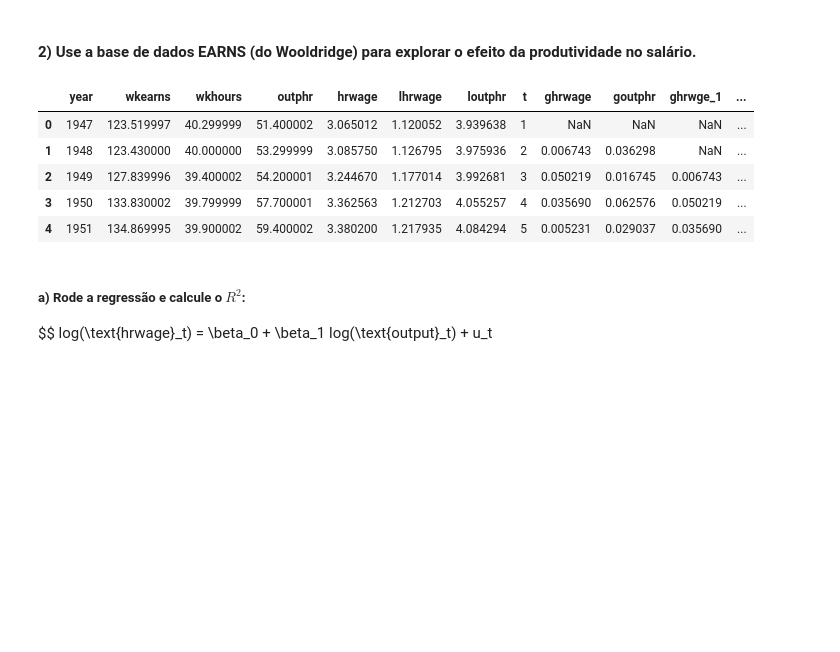
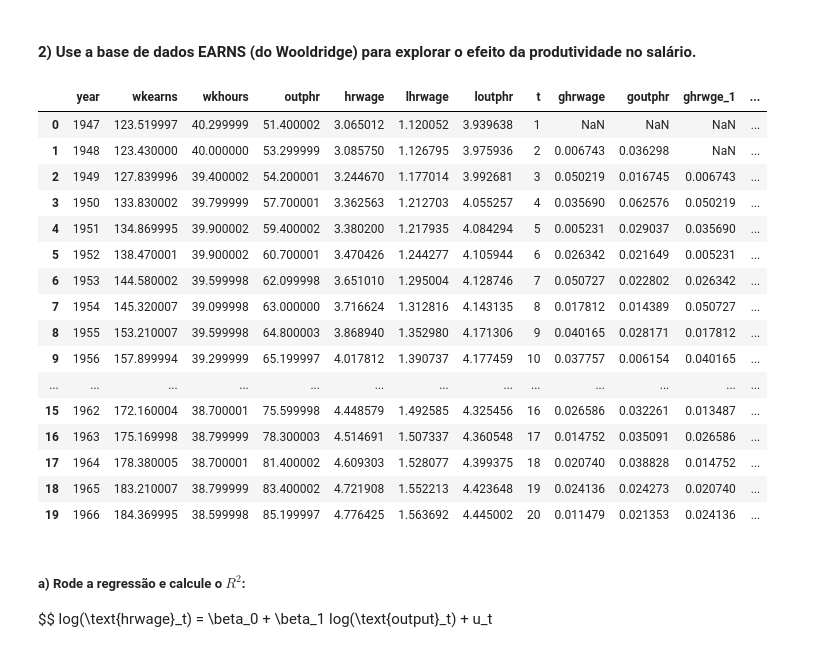
Before and after one commit to r2nery/ml-comp-methods, a Jupyter notebook: modulo-2.ipynb, the cells around one changed output. Drawn from its saved outputs; the diff is of its cells as text; code cells hidden in the pictures; blank space fills up the shorter version.

```diff
--- a/modulo-2.ipynb
+++ b/modulo-2.ipynb
@@ -730,15 +742,26 @@ plt.show()
 # %%
 earns = wooldridge.data('earns')
 earns['diff_lhrwage'] = earns['lhrwage'].diff()
 earns['diff_loutphr'] = earns['loutphr'].diff()
-earns.head()
+earns.head(20)
 # %% [output]
 |  | year | wkearns | wkhours | outphr | hrwage | lhrwage | loutphr | t | ghrwage | goutphr | ghrwge_1 | ... |
 | 0 | 1947 | 123.519997 | 40.299999 | 51.400002 | 3.065012 | 1.120052 | 3.939638 | 1 | NaN | NaN | NaN | ... |
 | 1 | 1948 | 123.430000 | 40.000000 | 53.299999 | 3.085750 | 1.126795 | 3.975936 | 2 | 0.006743 | 0.036298 | NaN | ... |
 | 2 | 1949 | 127.839996 | 39.400002 | 54.200001 | 3.244670 | 1.177014 | 3.992681 | 3 | 0.050219 | 0.016745 | 0.006743 | ... |
 | 3 | 1950 | 133.830002 | 39.799999 | 57.700001 | 3.362563 | 1.212703 | 4.055257 | 4 | 0.035690 | 0.062576 | 0.050219 | ... |
 | 4 | 1951 | 134.869995 | 39.900002 | 59.400002 | 3.380200 | 1.217935 | 4.084294 | 5 | 0.005231 | 0.029037 | 0.035690 | ... |
+| 5 | 1952 | 138.470001 | 39.900002 | 60.700001 | 3.470426 | 1.244277 | 4.105944 | 6 | 0.026342 | 0.021649 | 0.005231 | ... |
+| 6 | 1953 | 144.580002 | 39.599998 | 62.099998 | 3.651010 | 1.295004 | 4.128746 | 7 | 0.050727 | 0.022802 | 0.026342 | ... |
+| 7 | 1954 | 145.320007 | 39.099998 | 63.000000 | 3.716624 | 1.312816 | 4.143135 | 8 | 0.017812 | 0.014389 | 0.050727 | ... |
+| 8 | 1955 | 153.210007 | 39.599998 | 64.800003 | 3.868940 | 1.352980 | 4.171306 | 9 | 0.040165 | 0.028171 | 0.017812 | ... |
+| 9 | 1956 | 157.899994 | 39.299999 | 65.199997 | 4.017812 | 1.390737 | 4.177459 | 10 | 0.037757 | 0.006154 | 0.040165 | ... |
+| ... | ... | ... | ... | ... | ... | ... | ... | ... | ... | ... | ... | ... |
+| 15 | 1962 | 172.160004 | 38.700001 | 75.599998 | 4.448579 | 1.492585 | 4.325456 | 16 | 0.026586 | 0.032261 | 0.013487 | ... |
+| 16 | 1963 | 175.169998 | 38.799999 | 78.300003 | 4.514691 | 1.507337 | 4.360548 | 17 | 0.014752 | 0.035091 | 0.026586 | ... |
+| 17 | 1964 | 178.380005 | 38.700001 | 81.400002 | 4.609303 | 1.528077 | 4.399375 | 18 | 0.020740 | 0.038828 | 0.014752 | ... |
+| 18 | 1965 | 183.210007 | 38.799999 | 83.400002 | 4.721908 | 1.552213 | 4.423648 | 19 | 0.024136 | 0.024273 | 0.020740 | ... |
+| 19 | 1966 | 184.369995 | 38.599998 | 85.199997 | 4.776425 | 1.563692 | 4.445002 | 20 | 0.011479 | 0.021353 | 0.024136 | ... |
 # %% [markdown]
 ##### a) Rode a regressão e calcule o $R^2$:
 
```
Also changed, not shown: parts of 37 cells of this notebook, 2 other files.
